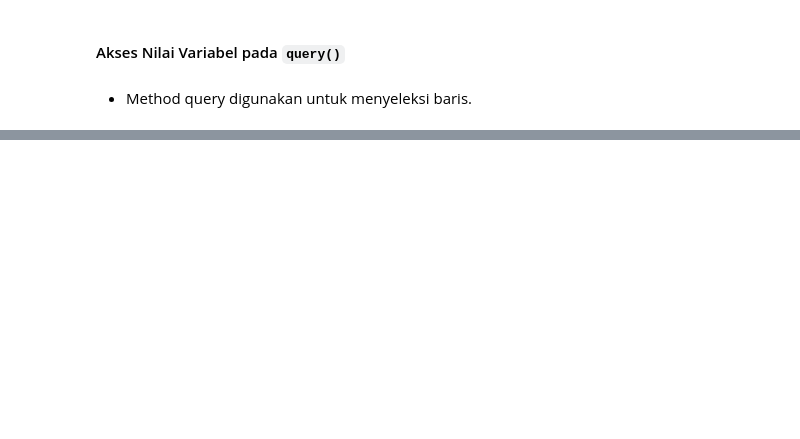
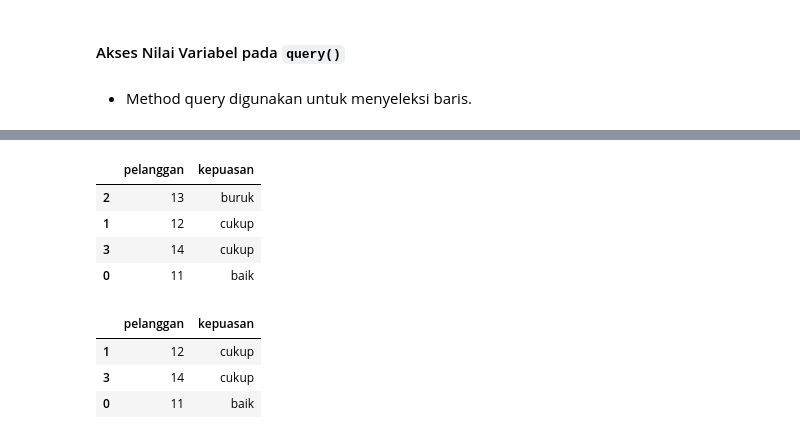
Before and after one commit to AlbertusAlanMehetabel/trik_pandas, a Jupyter notebook: Trik_Pandas_08.ipynb, the cells around one changed output, grey strips where cells are left out. Cells and saved outputs as stored; diff of their text form; code cells hidden in the pictures; blank space fills up the shorter version.

```diff
--- a/Trik_Pandas_08.ipynb
+++ b/Trik_Pandas_08.ipynb
@@ -115,0 +163,16 @@ df.query('A > @rerata') # menampilkan baris nilai yang lebih besar dari rata-rat
+# %%
+df = df.sort_values('kepuasan', ascending=True) # mengurutkan dataframe berdasarkan kolom kepuasan
+df
+# %% [output]
+|  | pelanggan | kepuasan |
+| 2 | 13 | buruk |
+| 1 | 12 | cukup |
+| 3 | 14 | cukup |
+| 0 | 11 | baik |
+# %%
+df[df['kepuasan'] >= 'cukup'] # menampilkan dataframe yang nilai kolom kepuasan lebih besar dari cukup
+# %% [output]
+|  | pelanggan | kepuasan |
+| 1 | 12 | cukup |
+| 3 | 14 | cukup |
+| 0 | 11 | baik |
```
Also changed, not shown: parts of 14 cells of this notebook.
